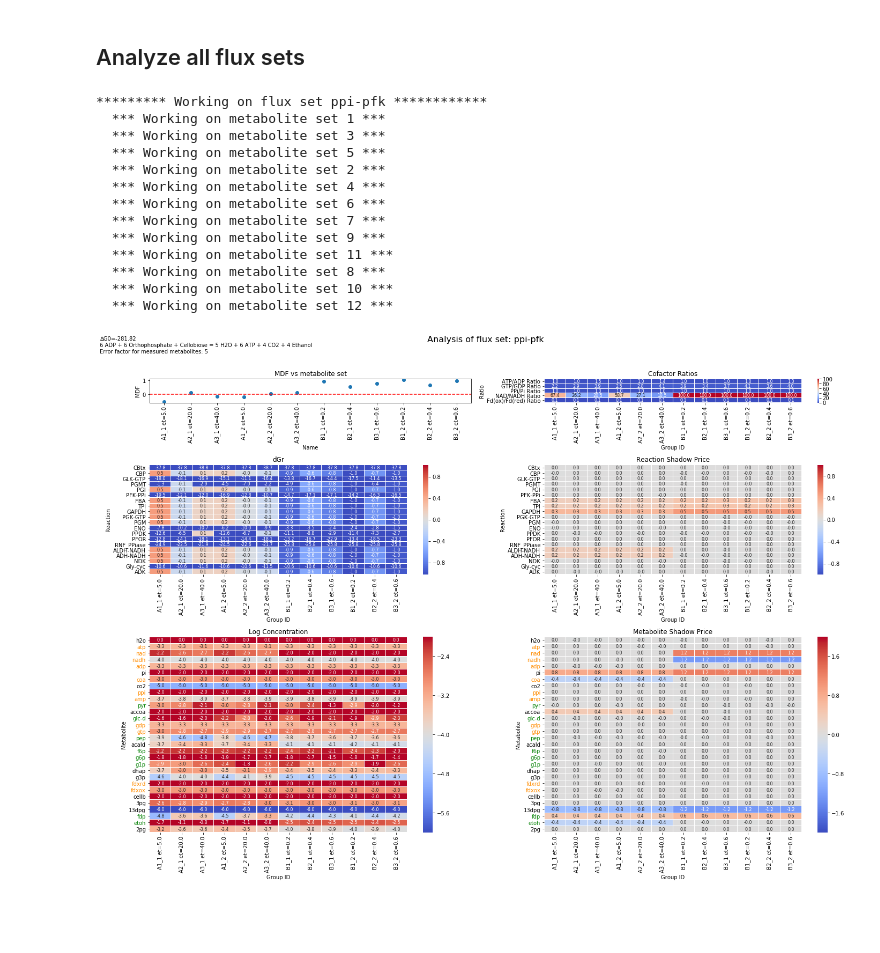
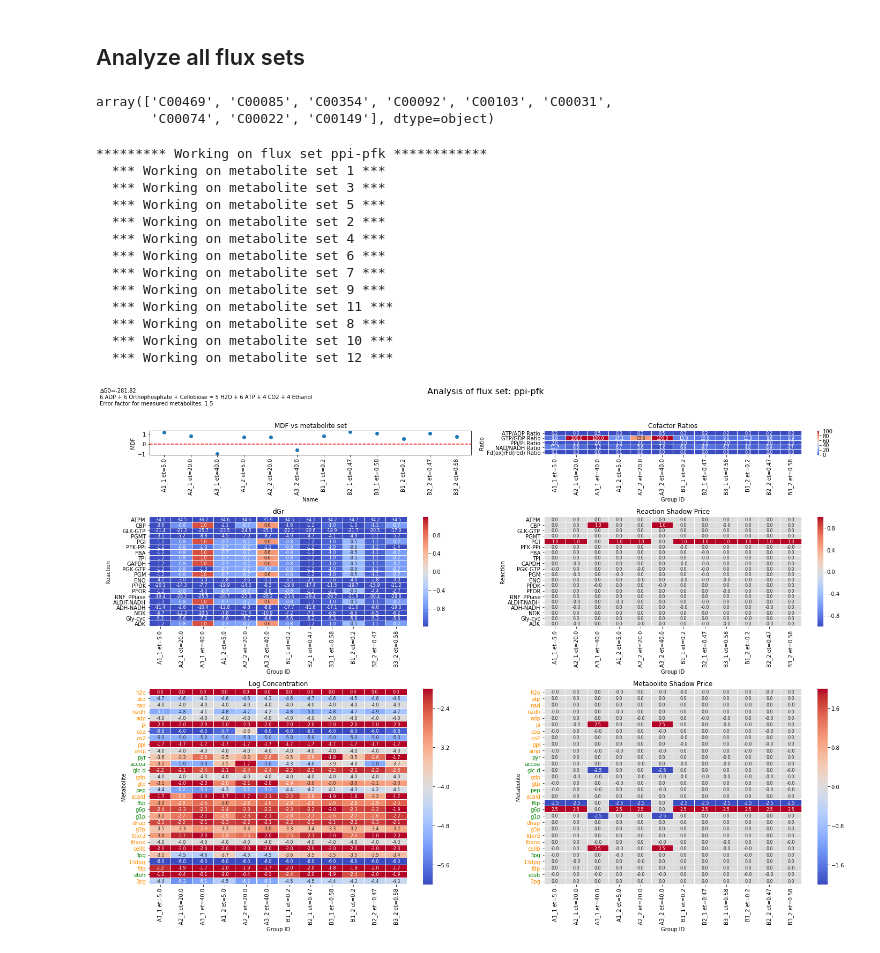
Before and after one commit to satyakamdash/Ctherm_thermo, a Jupyter notebook: Analyzing_metabolites_DO.ipynb, the cells around one changed output. Cells and saved outputs as stored; diff of their text form; code cells hidden in the pictures; blank space fills up the shorter version.

```diff
--- a/Analyzing_metabolites_DO.ipynb
+++ b/Analyzing_metabolites_DO.ipynb
@@ -73,7 +76,7 @@ ktaDict = dict(zip(kta.index.str.upper(), kta['ABBREVIATION'].values))
 # %%
 # need to declare pH and ionic strength constants at the beginning
 # they are used in the make_pathway function
-modelFileName = 'cth_thermo_model_DO_SD3.xlsx'
+modelFileName = 'cth_thermo_model_DO_SD4b.xlsx'
 PH = 7.0
 IS = 0.1
 
@@ -157,18 +160,3 @@ metDf = pd.read_excel(r'metabolite_data/lt_dataset2_quantified.xlsx')
 # Fortunately, the file also has KEGG IDs
 stdsDf = pd.read_csv('metabolite_data/KNOWNS-Dan011419.csv')
 stdsDf.set_index('compound', inplace = True)
-
-# map KEGG IDs to the metDf dataframe
-metDf['KEGG_ID'] = metDf['compound'].apply(lambda x: stdsDf.loc[x, 'id'])
-
-# Fix ethanol data so that it's similar to other metabolites
-etohGtoM = 46.07
-etDf = metDf.loc[:, ('ID', 'Sample', 'Ethanol', 'Timepoint', 'Time (h)','Replicate', ' EtOH concentraion (g/L)')] # watch out for space in front of EtOH column name
-etDf = etDf.drop_duplicates()
-etDf['KEGG_ID'] = 'C00469' # KEGG ID for ethanol
-etDf['compound'] = 'ethanol'
-etDf['amount_int'] = etDf[' EtOH concentraion (g/L)']*(1/etohGtoM)*1e6 # ethanol concentration in the cells is the same as the concentration in the bulk solution, units of uM
-
-# append ethanol data to existing metabolite dataframe
-metDf2 = metDf.append(etDf, sort = False)
-metDf2
@@ -203,6 +172,6 @@ metDf2.loc[metDf2['compound'] == 'GTP',:]
 # %%
 # sort the samples in an order that will be useful for subsequent visualization
-sampleDf = metDf2.loc[:,'ID':'OD'].drop_duplicates()
+sampleDf = metDf.loc[:,'ID':'OD'].drop_duplicates()
 sampleDf.dropna(axis = 'rows', inplace = True) # drop NaN rows that were added due to ethanol changes
 sampleDf.sort_values(['Sample', 'Replicate', 'Timepoint'], inplace = True)
 
@@ -467,20 +482,27 @@ def make_plots(fluxSet,  mdf_values, groupId, compDf, rxnDf, netRxns,
     return fig
 # %% [markdown]
 ## Analyze all flux sets
+# %%
+boundsDf.loc[boundsDf['GetFromMeasured'].isin(['yes']), 'KEGG_ID'].values
+# %% [output]
+array(['C00469', 'C00085', 'C00354', 'C00092', 'C00103', 'C00031',
+       'C00074', 'C00022', 'C00149'], dtype=object)
 # %%
 rm = ReactionMatcher() # for translating net reactions to plaintext
 fluxSets = ['ppi-pfk'] # for testing, when I don't want to run through all of the flux sets
 #fluxSets = allRxnDf.loc[:,'ppi-pfk':].columns.values
 netRxns = {} # dictionary to hold net reaction strings for each flux set
 
-# make list of bounds to get from metabolite data
-getBoundsFromMeasured = boundsDf.loc[boundsDf['GetFromMeasured'] == 'yes', 'KEGG_ID'].values
-# make list of bounds to get from model
-getBoundsFromModel = boundsDf.loc[boundsDf['Type'] == 'Cofactor', 'KEGG_ID'].values
+# make list of bounds to get from metabolite data, label is colored green
+#getBoundsFromMeasured = ['C00469'] #boundsDf.loc[boundsDf['GetFromMeasured'].isin(['yes', 'maybe']), 'KEGG_ID'].values
+getBoundsFromMeasured = boundsDf.loc[boundsDf['GetFromMeasured'].isin(['yes']), 'KEGG_ID'].values
+# make list of bounds to get from model, label is colored orange
+getBoundsFromModel = boundsDf.loc[~boundsDf.KEGG_ID.isin(getBoundsFromMeasured), # all non-measured bounds
+                                  'KEGG_ID'].values
 
 # set the bounds for each dataset
-errorFactor = 5 # set error factor for measured metabolites
-allBoundsSets = generate_bounds(metDf2,
+errorFactor = 1.5 # set error factor for measured metabolites
+allBoundsSets = generate_bounds(metDf,
                                  boundsFromMeasured = getBoundsFromMeasured,
                                  boundsFromModel = getBoundsFromModel,
                                  errorFactor = errorFactor,)
@@ -522,31 +544,31 @@ for fluxSet in fluxSets:
         mi2 = pd.MultiIndex.from_product([[idx], df2.columns], names = ['ID', 'data'])
         df2.columns = mi2
         rxnDfList.append(df2)
 
     # merge all of the report_compound dataframes into one big one
     # arrange the compound results in a dataframe to make plotting easy
     compDf = pd.concat(compoundDfList, axis=1)
     compDf = compDf.swaplevel(axis = 'columns')
 
     rxnDf = pd.concat(rxnDfList, axis=1)
     rxnDf = rxnDf.swaplevel(axis = 'columns')
 
 # plot the results
 myFig = make_plots(fluxSet, mdf_values, allBoundsSets.index,
                    compDf, rxnDf, netRxns, savePdf = True, xlabels = colNames,
                    modelBounds = getBoundsFromModel, measuredBounds = getBoundsFromMeasured)
 # %% [output]
 ********* Working on flux set ppi-pfk ************
   *** Working on metabolite set 1 ***
   *** Working on metabolite set 3 ***
   *** Working on metabolite set 5 ***
   *** Working on metabolite set 2 ***
   *** Working on metabolite set 4 ***
   *** Working on metabolite set 6 ***
   *** Working on metabolite set 7 ***
   *** Working on metabolite set 9 ***
   *** Working on metabolite set 11 ***
   *** Working on metabolite set 8 ***
   *** Working on metabolite set 10 ***
   *** Working on metabolite set 12 ***
-[figure, old version]
+[figure, new version]
```
Also changed, not shown: parts of 18 cells of this notebook.
